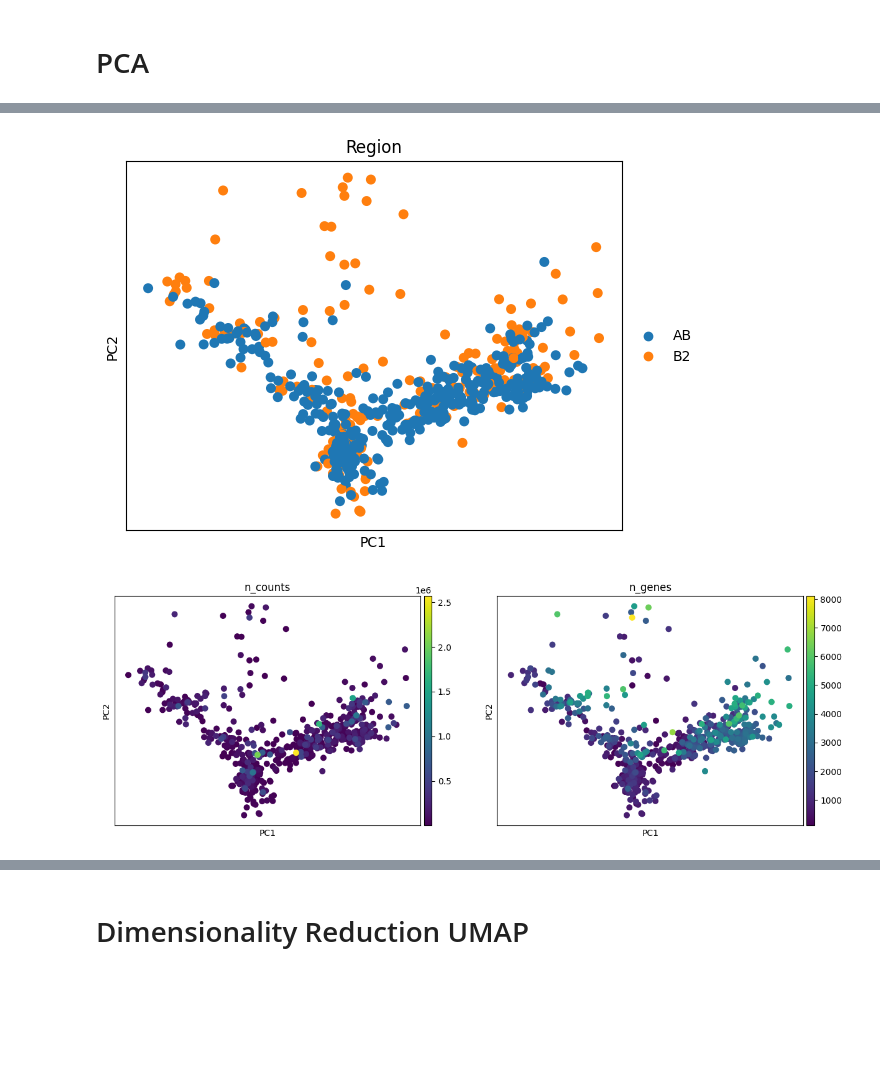
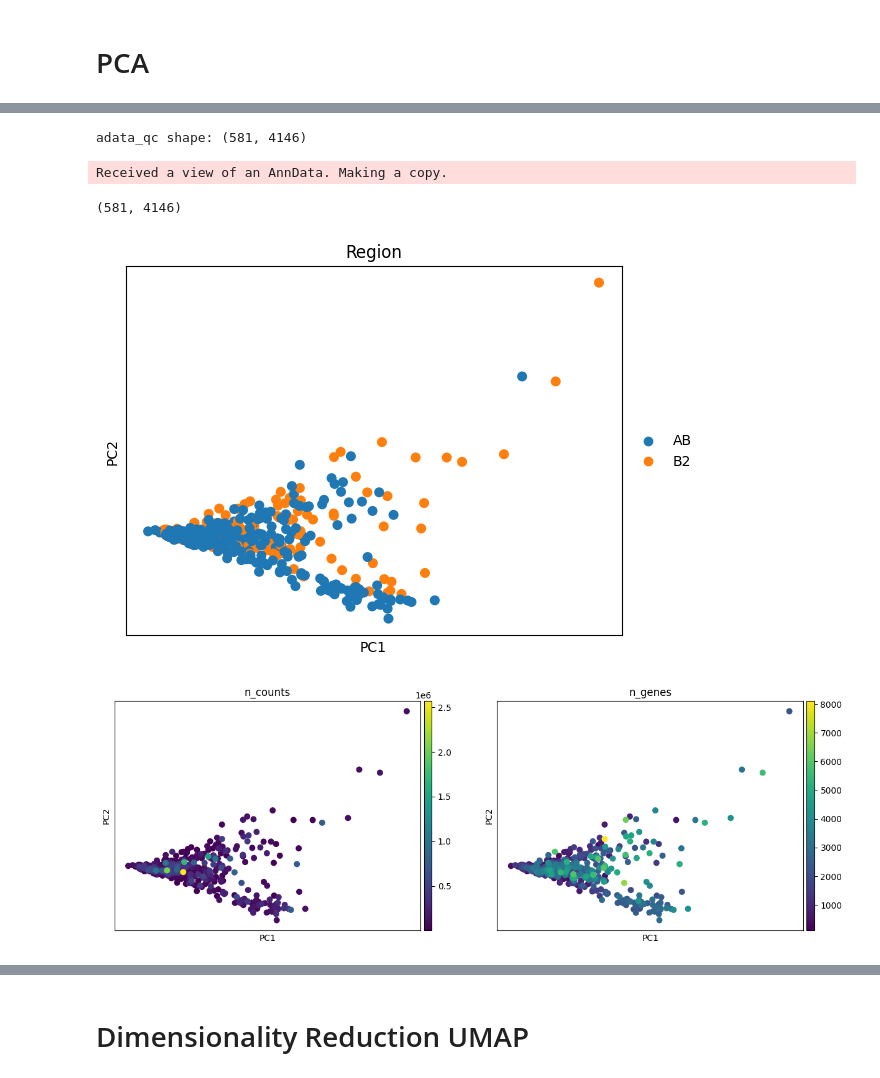
Before and after one commit to ateferos77/botryllus1_2, a Jupyter notebook: Botryllus_dataset1_Base.ipynb, the cells around one changed output, grey strips where cells are left out. Saved outputs shown, nothing was run; the diff lists cells and outputs as text; code cells hidden in the pictures; blank space fills up the shorter version.

```diff
--- a/Botryllus_dataset1_Base.ipynb
+++ b/Botryllus_dataset1_Base.ipynb
@@ -523,18 +270,0 @@ Parameter_Sensitivity       4146    80% parameter sets             High
-# %%
-# Identify highly variable genes
-# sc.pp.highly_variable_genes(adata, min_mean=0.0125, max_mean=3, min_disp=0.5)
-
-# Plot highly variable genes
-# sc.pl.highly_variable_genes(adata)
-
-# Run PCA using HVGs
-sc.tl.pca(adata, svd_solver = 'arpack', use_highly_variable=True)
-
-# Plot PCA
-sc.pl.pca(adata, color=['Region'])
-
-# Plot PCA with n_counts and n_genes
-sc.pl.pca_scatter(adata, color=['n_counts', 'n_genes'])
-# %% [output]
-[figure, removed]
-[figure, removed]
@@ -541,2 +275,24 @@ sc.pl.pca_scatter(adata, color=['n_counts', 'n_genes'])
+# %%
+# print adata_qc shape
+print(f"adata_qc shape: {adata_qc.shape}")
+# %% [output]
+adata_qc shape: (581, 4146)
+# %%
+sc.pp.scale(adata_qc, max_value=10)
+sc.tl.pca(adata_qc, svd_solver='arpack')
+# %% [output]
+Received a view of an AnnData. Making a copy.
+# %%
+print(adata_qc.shape)
+# %% [output]
+(581, 4146)
+# %%
+sc.pl.pca(adata_qc, color=['Region'])
+
+# Plot PCA with n_counts and n_genes
+sc.pl.pca_scatter(adata_qc, color=['n_counts', 'n_genes'])
+# %% [output]
+[figure, added]
+[figure, added]
 # %%
 # pca variance ratio
```
Also changed, not shown: parts of 109 cells of this notebook, 3 other files.
